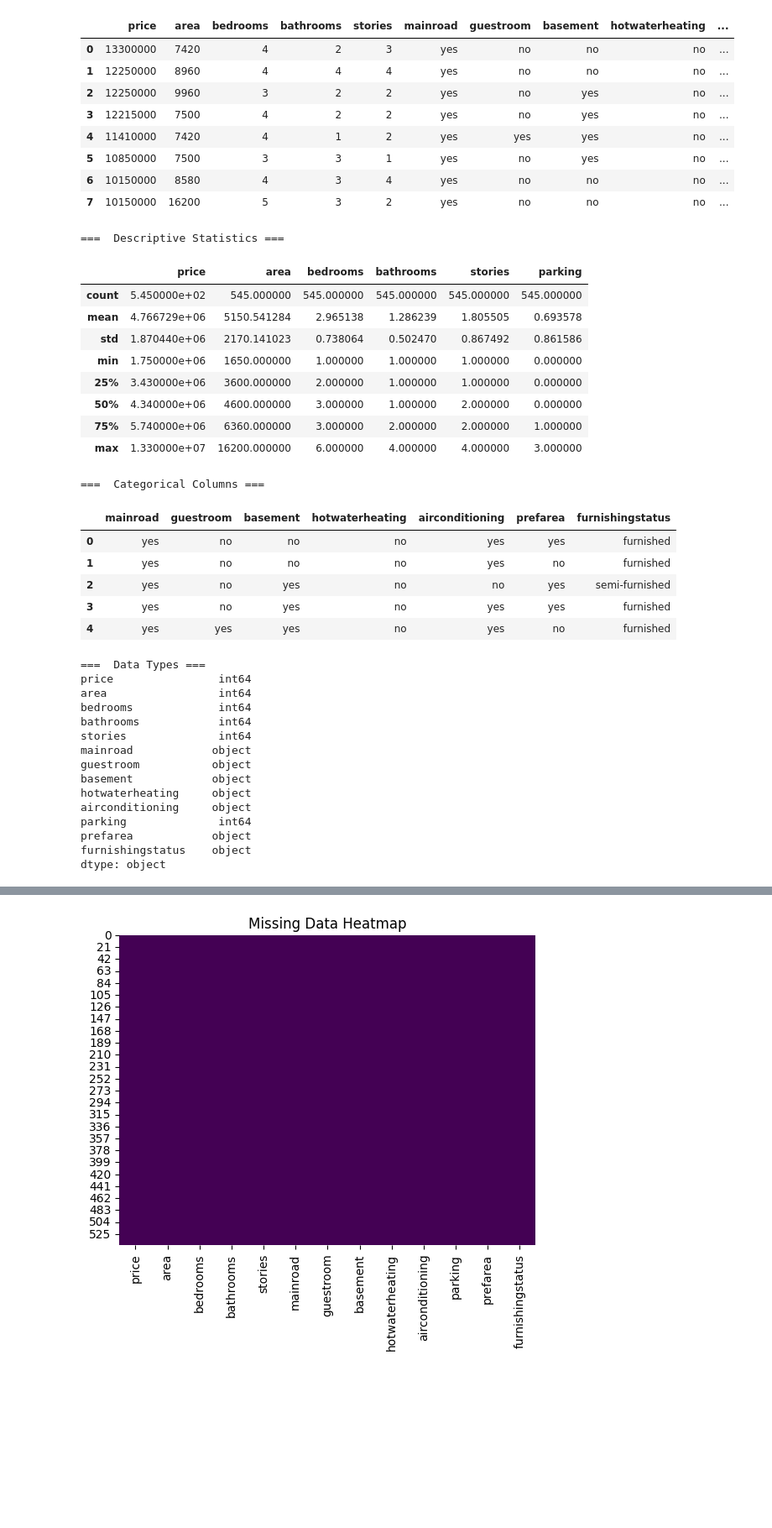
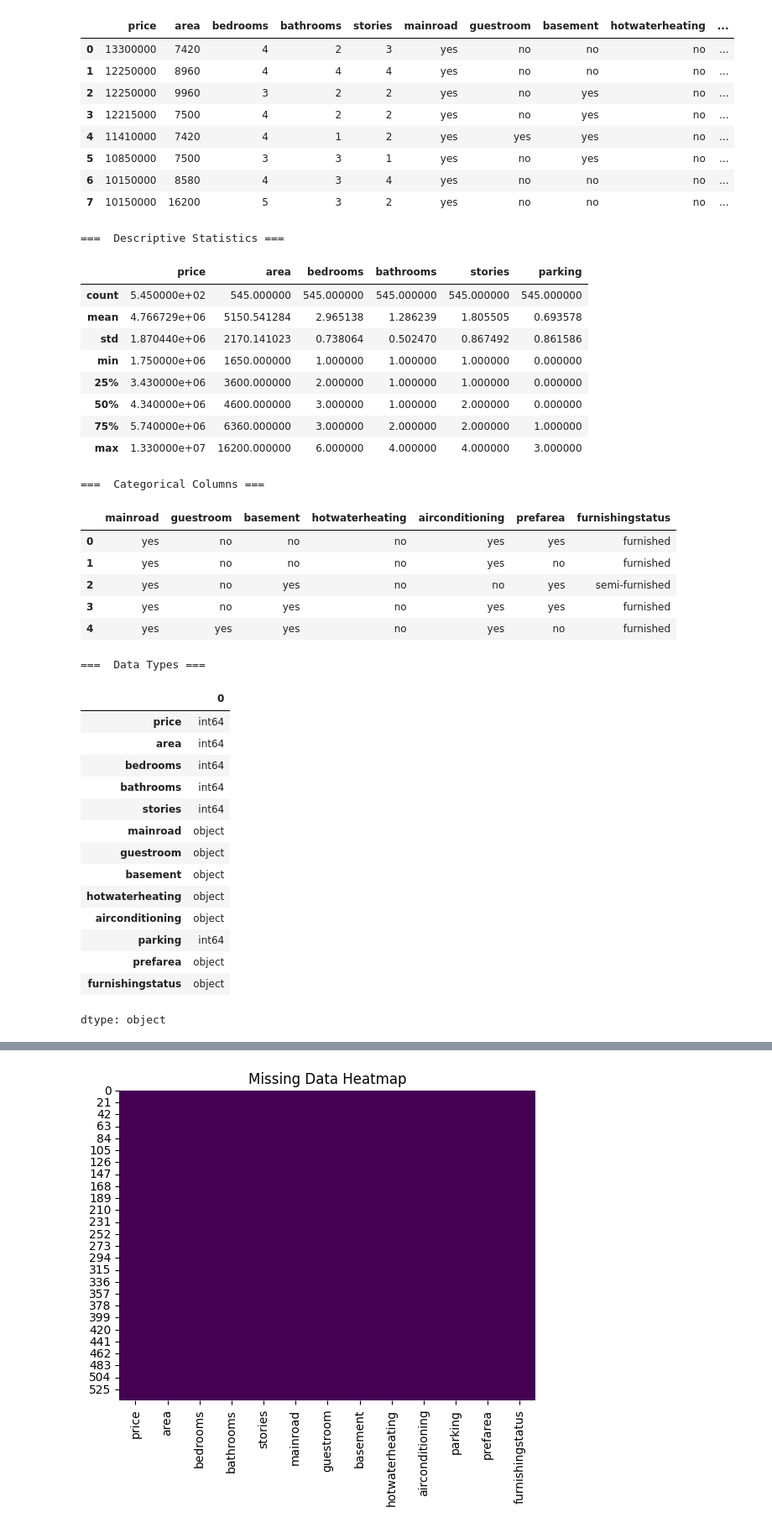
Before and after one commit to yasser-masad/house-price-analysis, a Jupyter notebook: data_cleaning_and_eda.ipynb, the cells around one changed output, grey strips where cells are left out. Shown at 84% size. Drawn from its saved outputs; the diff is of its cells as text; code cells hidden in the pictures; blank space fills up the shorter version.

```diff
--- a/data_cleaning_and_eda.ipynb
+++ b/data_cleaning_and_eda.ipynb
@@ -9,8 +9,6 @@ from IPython.display import display
 
 data = pd.read_csv('/content/sample_data/Housing price. .csv')
 # %%
-from IPython.display import display
-
 print("===  Data Exploration ===")
 print(f"Data Shape: {data.shape}")
 print(f"Rows: {data.shape[0]}")
@@ -27,7 +25,7 @@ categorical_data = data.select_dtypes(include=['object', 'category'])
 display(categorical_data.head())
 
 print("\n===  Data Types ===")
-print(data.dtypes)
+display(data.dtypes)
 # %% [output]
 ===  Data Exploration ===
 Data Shape: (545, 13)
@@ -35,47 +33,48 @@ Rows: 545
 Columns: 13
 
 ===  Data Sample ===
 |  | price | area | bedrooms | bathrooms | stories | mainroad | guestroom | basement | hotwaterheating | ... |
 | 0 | 13300000 | 7420 | 4 | 2 | 3 | yes | no | no | no | ... |
 | 1 | 12250000 | 8960 | 4 | 4 | 4 | yes | no | no | no | ... |
 | 2 | 12250000 | 9960 | 3 | 2 | 2 | yes | no | yes | no | ... |
 | 3 | 12215000 | 7500 | 4 | 2 | 2 | yes | no | yes | no | ... |
 | 4 | 11410000 | 7420 | 4 | 1 | 2 | yes | yes | yes | no | ... |
 | 5 | 10850000 | 7500 | 3 | 3 | 1 | yes | no | yes | no | ... |
 | 6 | 10150000 | 8580 | 4 | 3 | 4 | yes | no | no | no | ... |
 | 7 | 10150000 | 16200 | 5 | 3 | 2 | yes | no | no | no | ... |
 ===  Descriptive Statistics ===
 |  | price | area | bedrooms | bathrooms | stories | parking |
 | count | 5.450000e+02 | 545.000000 | 545.000000 | 545.000000 | 545.000000 | 545.000000 |
 | mean | 4.766729e+06 | 5150.541284 | 2.965138 | 1.286239 | 1.805505 | 0.693578 |
 | std | 1.870440e+06 | 2170.141023 | 0.738064 | 0.502470 | 0.867492 | 0.861586 |
 | min | 1.750000e+06 | 1650.000000 | 1.000000 | 1.000000 | 1.000000 | 0.000000 |
 | 25% | 3.430000e+06 | 3600.000000 | 2.000000 | 1.000000 | 1.000000 | 0.000000 |
 | 50% | 4.340000e+06 | 4600.000000 | 3.000000 | 1.000000 | 2.000000 | 0.000000 |
 | 75% | 5.740000e+06 | 6360.000000 | 3.000000 | 2.000000 | 2.000000 | 1.000000 |
 | max | 1.330000e+07 | 16200.000000 | 6.000000 | 4.000000 | 4.000000 | 3.000000 |
 ===  Categorical Columns ===
 |  | mainroad | guestroom | basement | hotwaterheating | airconditioning | prefarea | furnishingstatus |
 | 0 | yes | no | no | no | yes | yes | furnished |
 | 1 | yes | no | no | no | yes | no | furnished |
 | 2 | yes | no | yes | no | no | yes | semi-furnished |
 | 3 | yes | no | yes | no | yes | yes | furnished |
 | 4 | yes | yes | yes | no | yes | no | furnished |
 ===  Data Types ===
-price                int64
-area                 int64
-bedrooms             int64
-bathrooms            int64
-stories              int64
-mainroad            object
-guestroom           object
-basement            object
-hotwaterheating     object
-airconditioning     object
-parking              int64
-prefarea            object
-furnishingstatus    object
-dtype: object
+|  | 0 |
+| price | int64 |
+| area | int64 |
+| bedrooms | int64 |
+| bathrooms | int64 |
+| stories | int64 |
+| mainroad | object |
+| guestroom | object |
+| basement | object |
+| hotwaterheating | object |
+| airconditioning | object |
+| parking | int64 |
+| prefarea | object |
+| furnishingstatus | object |
+dtype: object
 # %%
 data['area'] = data['area'].fillna(data['area'].mean())
 data['price'] = data['price'].fillna(data['price'].mean())
```
Also changed, not shown: parts of 15 cells of this notebook.
